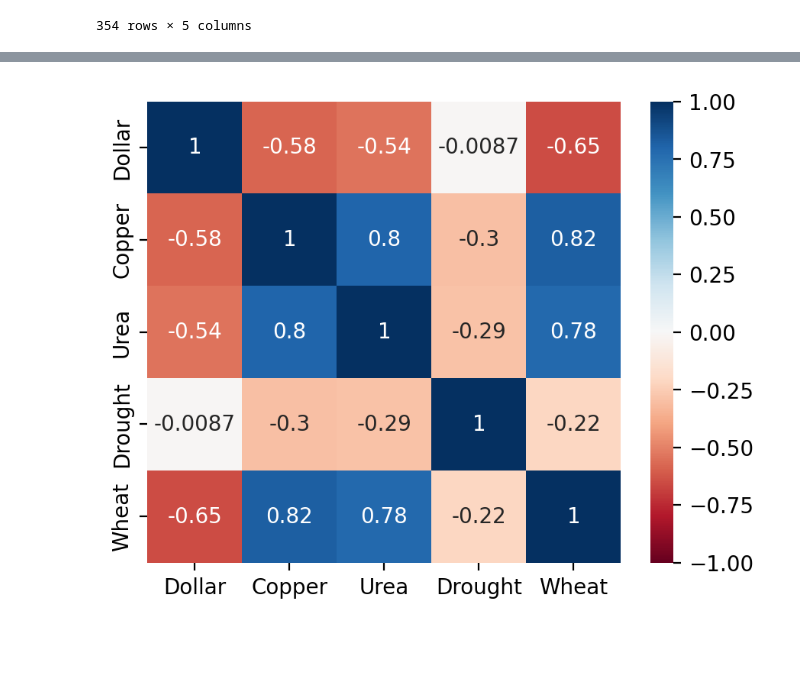
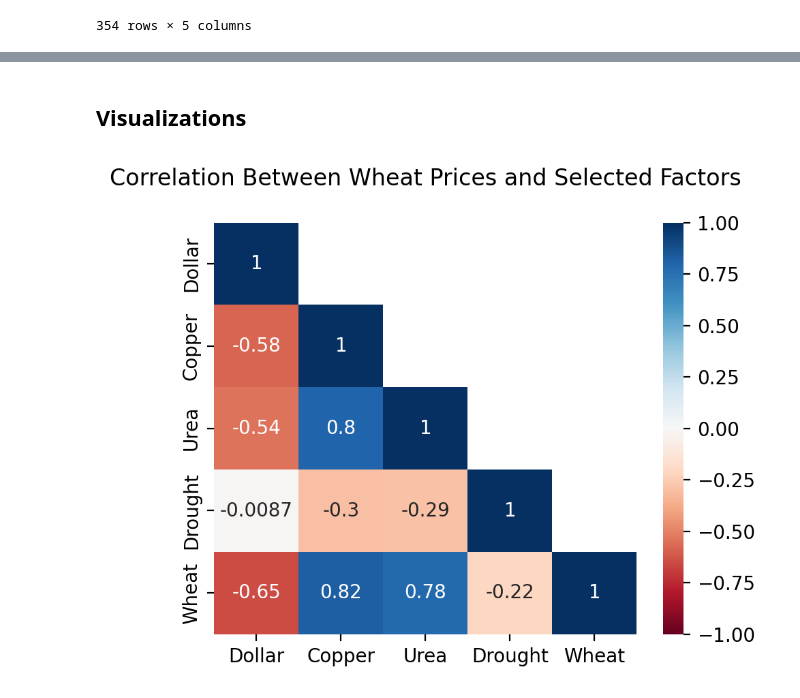
Before and after one commit to cyndercone2/Project_1, a Jupyter notebook: alec-nb.ipynb, the cells around one changed output, grey strips where cells are left out. Cells and saved outputs as stored; diff of their text form; code cells hidden in the pictures; blank space fills up the shorter version.

Commit message:
Edited correlation heatmap
Added a title and mask to the correlation heatmap

```diff
--- a/alec-nb.ipynb
+++ b/alec-nb.ipynb
@@ -79,3 +79,7 @@ combined_df
 |  | 11 | 95.341364 | 4.346636 | 900.50 | -3.00 | 806.619048 |
 |  | 12 | 96.208182 | 4.323957 | 890.00 | -3.28 | 788.817391 |
 354 rows × 5 columns
+# %%
+# Create correlation matrix
+correlations_df = combined_df.corr()
+correlations_df
@@ -82,7 +93,14 @@ combined_df
+# %% [markdown]
+## Visualizations
 # %%
-# Show correlation matrix
+# Create mask for correlation heatmap
+mask = np.triu(np.ones_like(correlations_df))
+np.fill_diagonal(mask, 0)
+
+# Show correlation heatmap
 fig, ax = plt.subplots(figsize=(5, 4),dpi=200)
-sns.heatmap(combined_df.corr(),cmap='RdBu',annot=True, vmin=-1, vmax=1, ax=ax)
+sns.heatmap(correlations_df,cmap='RdBu',annot=True, vmin=-1, vmax=1, ax=ax, mask=mask)
+ax.set_title('Correlation Between Wheat Prices and Selected Factors\n')
 plt.show()
 # %% [output]
-[figure, old version]
+[figure, new version]
```
Also changed, not shown: parts of 1 cell of this notebook.
